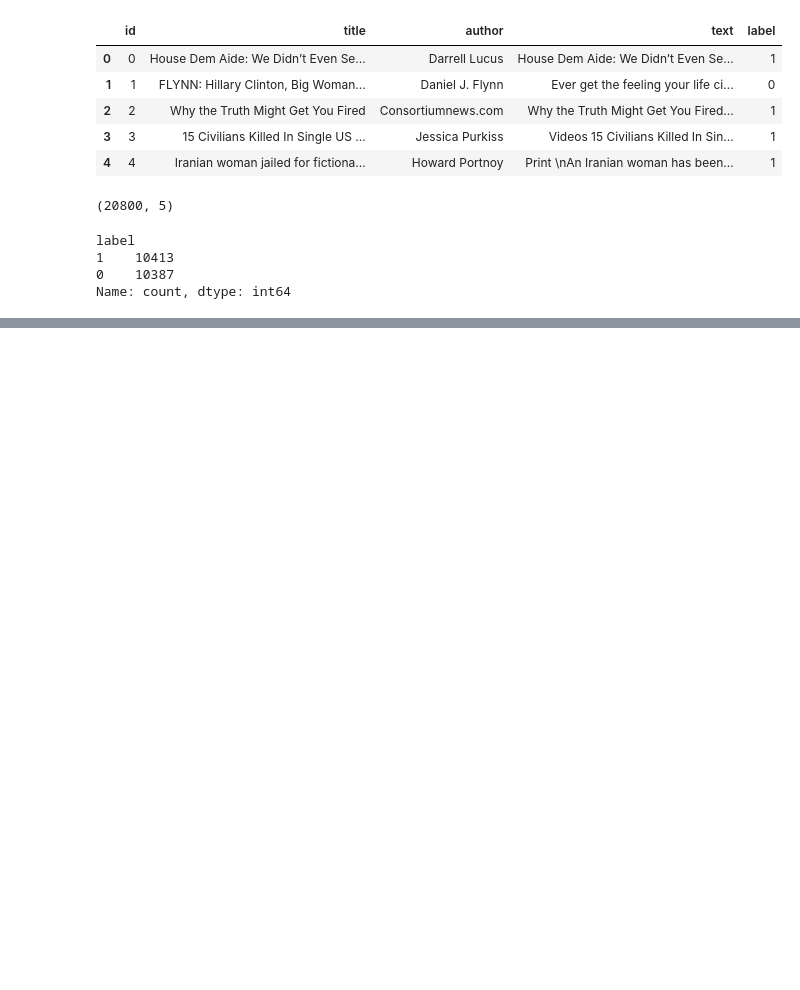
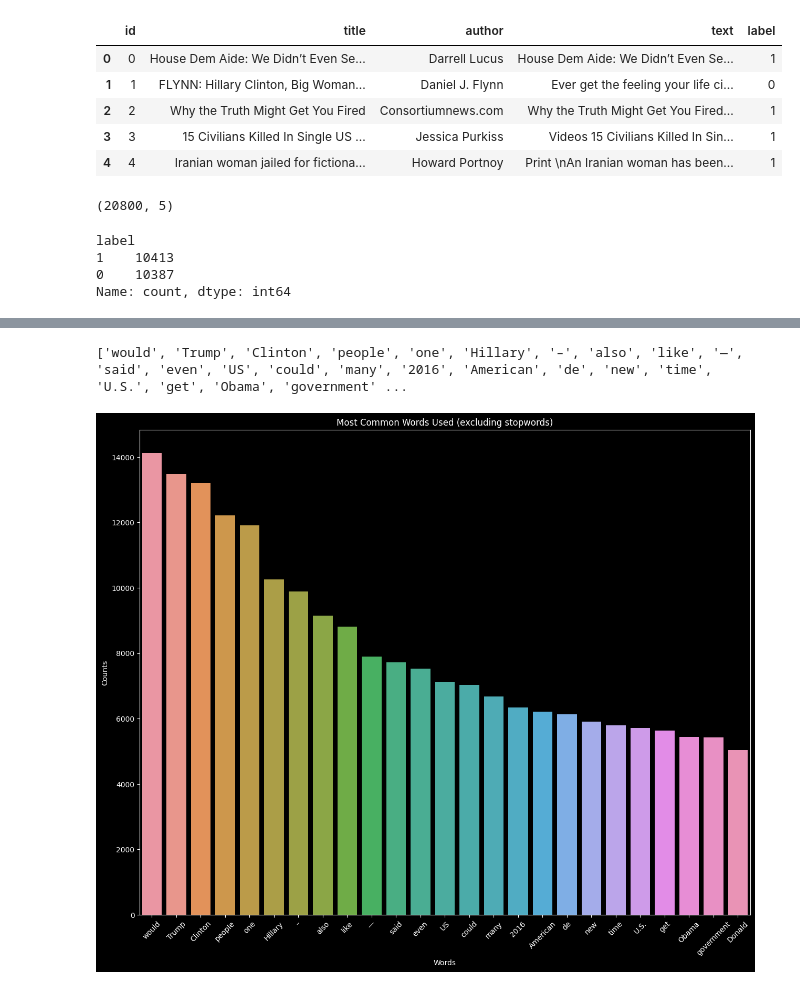
Before and after one commit to AliciaKairouani/Fake_news_detection, a Jupyter notebook: Notebook_EDA.ipynb, the cells around one changed output, grey strips where cells are left out. Drawn from its saved outputs; the diff is of its cells as text; code cells hidden in the pictures; blank space fills up the shorter version.

```diff
--- a/Notebook_EDA.ipynb
+++ b/Notebook_EDA.ipynb
@@ -32,0 +146,5 @@ sns.barplot(train, x="label", y="id", errorbar=None)
+# %%
+bar_plot(fake["text"])
+# %% [output]
+['would', 'Trump', 'Clinton', 'people', 'one', 'Hillary', '–', 'also', 'like', '—', 'said', 'even', 'US', 'could', 'many', '2016', 'American', 'de', 'new', 'time', 'U.S.', 'get', 'Obama', 'government' ...
+[figure, added]
```
Also changed, not shown: parts of 20 cells of this notebook, 2 other files.
